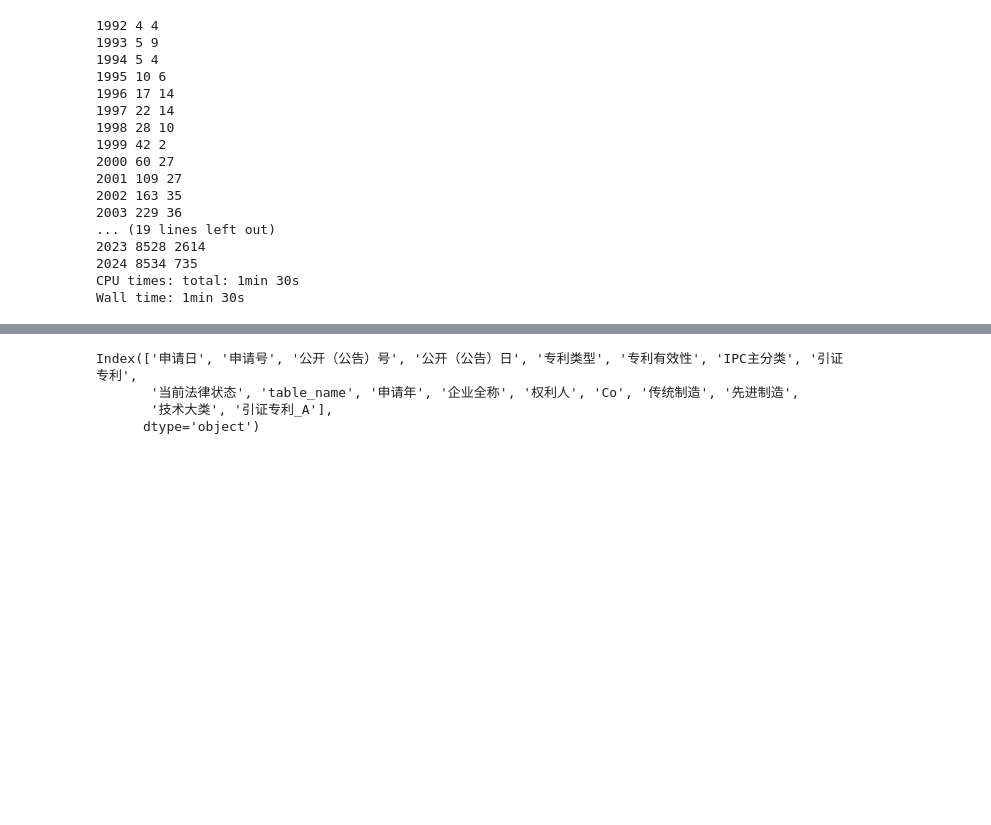
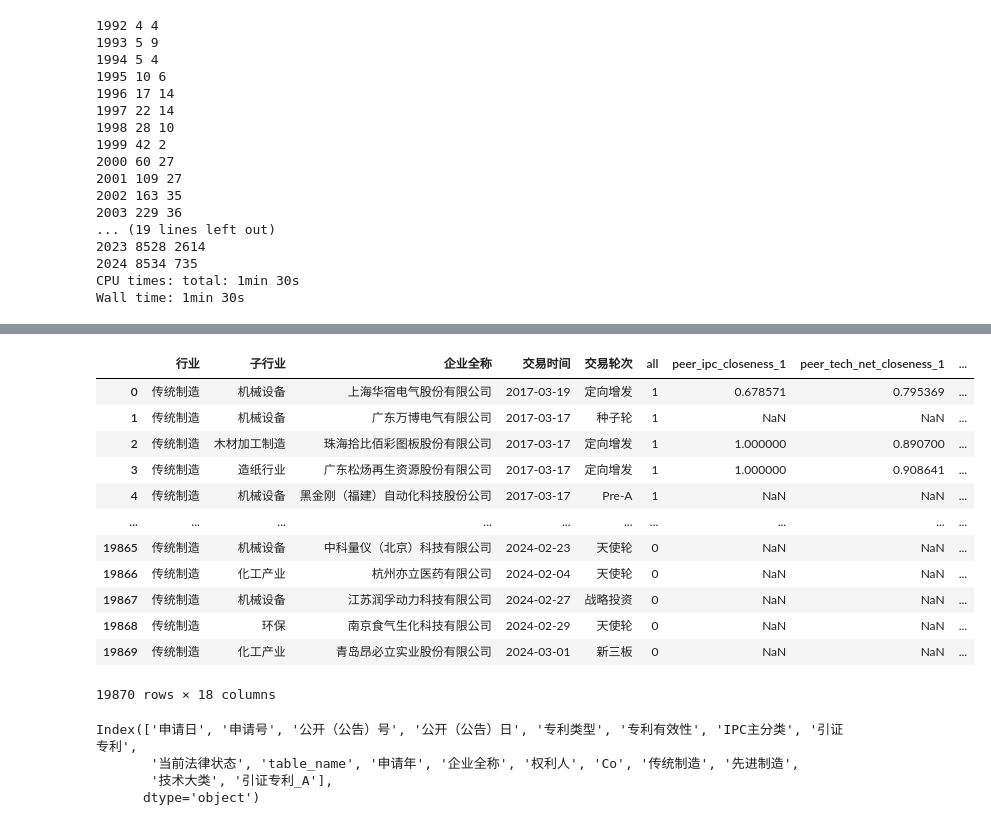
Before and after one commit to ideatechresearch/patent_invest, a Jupyter notebook: 制造业融资专利技术相似性 .ipynb, the cells around one changed output, grey strips where cells are left out. Saved outputs shown, nothing was run; the diff lists cells and outputs as text; code cells hidden in the pictures; blank space fills up the shorter version.

```diff
--- a/制造业融资专利技术相似性 .ipynb
+++ b/制造业融资专利技术相似性 .ipynb
@@ -728,0 +843,18 @@ Wall time: 1min 30s
+# %%
+invest_co_ct=invest_co_ct.merge(stk_listed[['中文全称','首次上市日期']].drop_duplicates(keep='first'),left_on='企业全称',right_on='中文全称',how='left')
+invest_co_ct['是否上市']=(invest_co_ct.交易时间>=invest_co_ct.首次上市日期).astype(int)
+invest_co_ct
+# %% [output]
+|  | 行业 | 子行业 | 企业全称 | 交易时间 | 交易轮次 | all | peer_ipc_closeness_1 | peer_tech_net_closeness_1 | ... |
+| 0 | 传统制造 | 机械设备 | 上海华宿电气股份有限公司 | 2017-03-19 | 定向增发 | 1 | 0.678571 | 0.795369 | ... |
+| 1 | 传统制造 | 机械设备 | 广东万博电气有限公司 | 2017-03-17 | 种子轮 | 1 | NaN | NaN | ... |
+| 2 | 传统制造 | 木材加工制造 | 珠海拾比佰彩图板股份有限公司 | 2017-03-17 | 定向增发 | 1 | 1.000000 | 0.890700 | ... |
+| 3 | 传统制造 | 造纸行业 | 广东松炀再生资源股份有限公司 | 2017-03-17 | 定向增发 | 1 | 1.000000 | 0.908641 | ... |
+| 4 | 传统制造 | 机械设备 | 黑金刚（福建）自动化科技股份公司 | 2017-03-17 | Pre-A | 1 | NaN | NaN | ... |
+| ... | ... | ... | ... | ... | ... | ... | ... | ... | ... |
+| 19865 | 传统制造 | 机械设备 | 中科量仪（北京）科技有限公司 | 2024-02-23 | 天使轮 | 0 | NaN | NaN | ... |
+| 19866 | 传统制造 | 化工产业 | 杭州亦立医药有限公司 | 2024-02-04 | 天使轮 | 0 | NaN | NaN | ... |
+| 19867 | 传统制造 | 机械设备 | 江苏润孚动力科技有限公司 | 2024-02-27 | 战略投资 | 0 | NaN | NaN | ... |
+| 19868 | 传统制造 | 环保 | 南京食气生化科技有限公司 | 2024-02-29 | 天使轮 | 0 | NaN | NaN | ... |
+| 19869 | 传统制造 | 化工产业 | 青岛昂必立实业股份有限公司 | 2024-03-01 | 新三板 | 0 | NaN | NaN | ... |
+19870 rows × 18 columns
```
Also changed, not shown: parts of 80 cells of this notebook, 13 other files.
